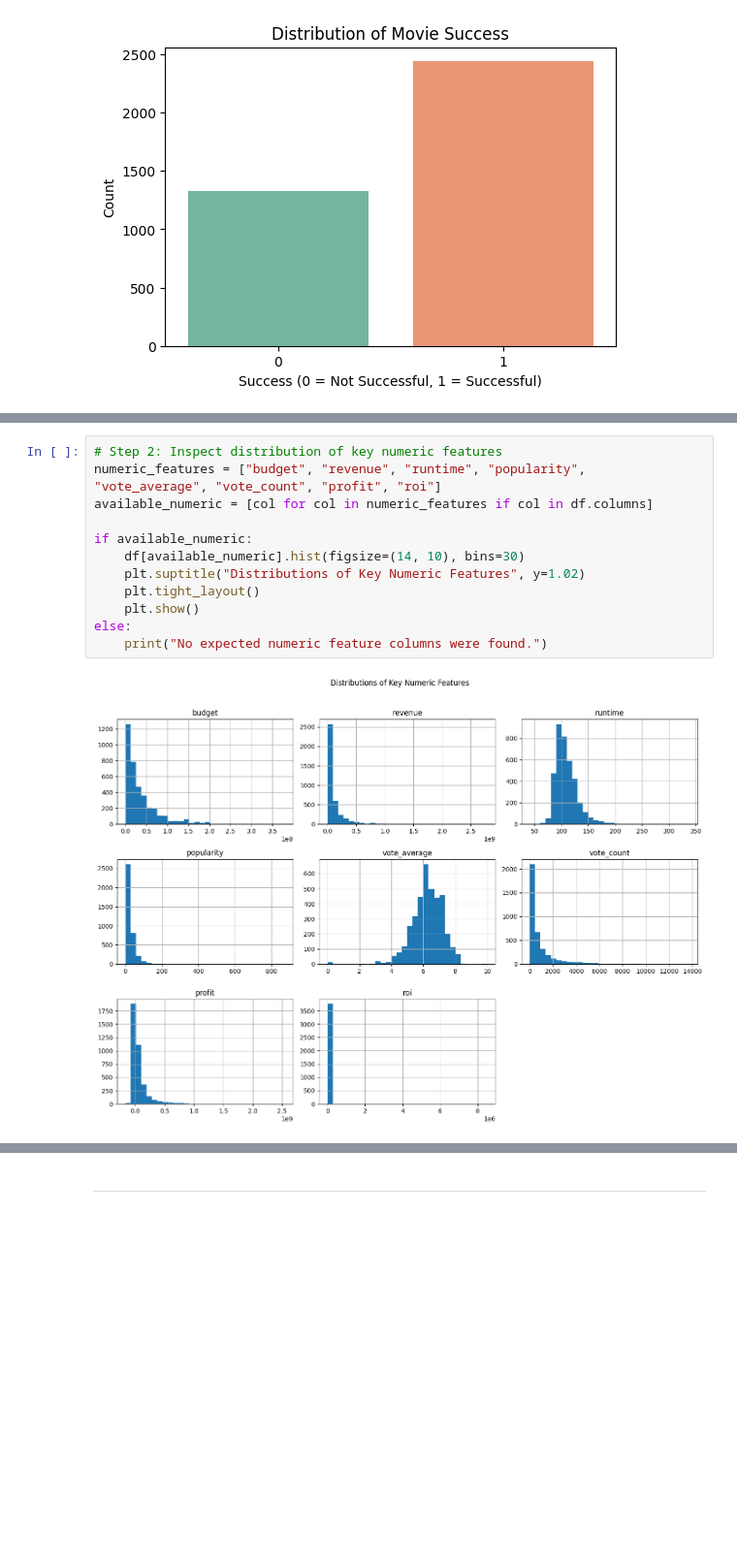
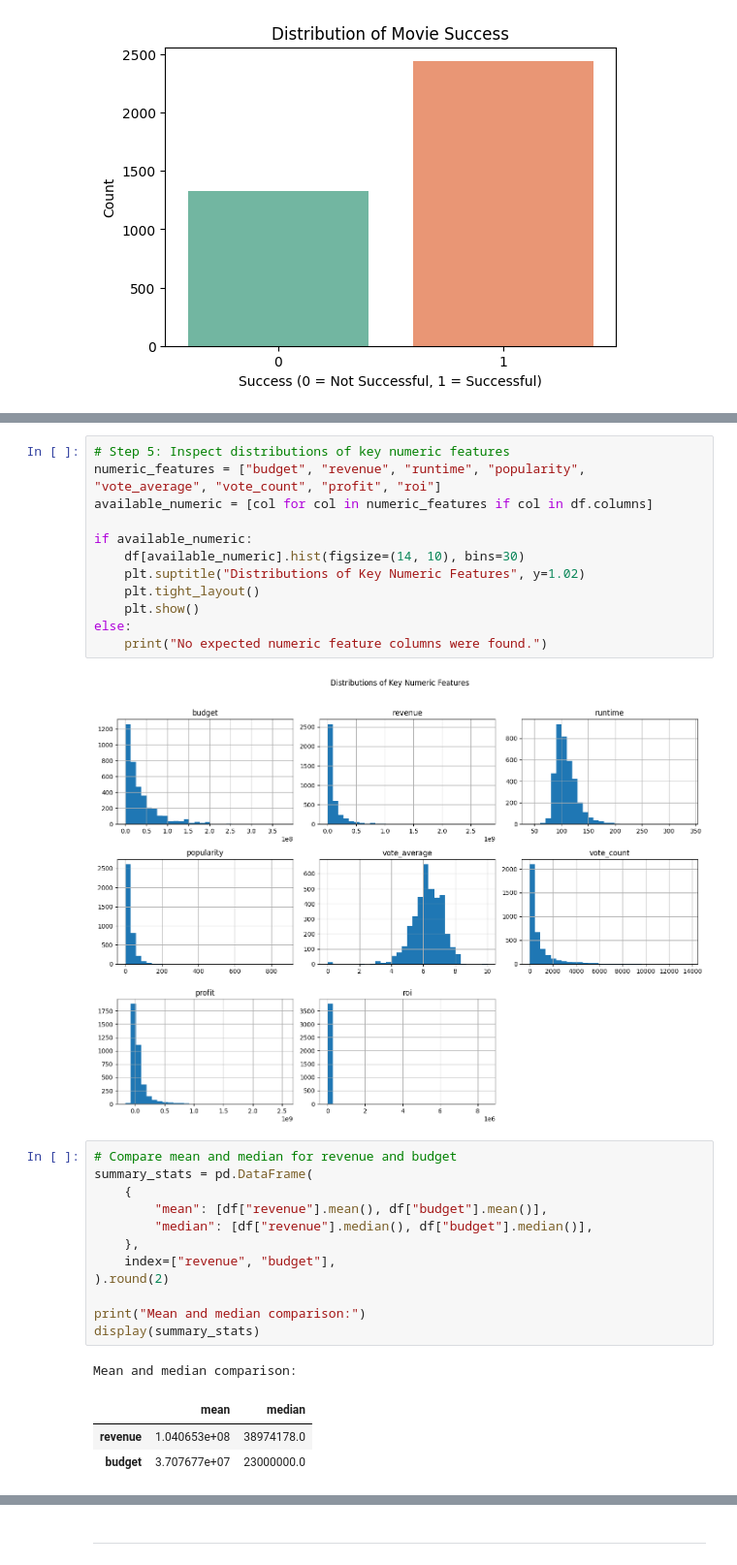
Before and after one commit to Isaac-Ola212/Movie-Revenue-and-Success-Prediction, a Jupyter notebook: Research/EDA.ipynb, the cells around one changed output, grey strips where cells are left out. Shown at 97% size. Drawn from its saved outputs; the diff is of its cells as text; blank space fills up the shorter version.

```diff
--- a/Research/EDA.ipynb
+++ b/Research/EDA.ipynb
@@ -239,7 +239,7 @@ else:
 # %% [output]
 [figure]
 # %%
-# Step 2: Inspect distribution of key numeric features
+# Step 5: Inspect distributions of key numeric features
 numeric_features = ["budget", "revenue", "runtime", "popularity", "vote_average", "vote_count", "profit", "roi"]
 available_numeric = [col for col in numeric_features if col in df.columns]
 
@@ -252,3 +252,20 @@ else:
     print("No expected numeric feature columns were found.")
 # %% [output]
 [figure]
+# %%
+# Compare mean and median for revenue and budget
+summary_stats = pd.DataFrame(
+    {
+        "mean": [df["revenue"].mean(), df["budget"].mean()],
+        "median": [df["revenue"].median(), df["budget"].median()],
+    },
+    index=["revenue", "budget"],
+).round(2)
+
+print("Mean and median comparison:")
+display(summary_stats)
+# %% [output]
+Mean and median comparison:
+|  | mean | median |
+| revenue | 1.040653e+08 | 38974178.0 |
+| budget | 3.707677e+07 | 23000000.0 |
```
Also changed, not shown: parts of 6 cells of this notebook, 1 other file.
